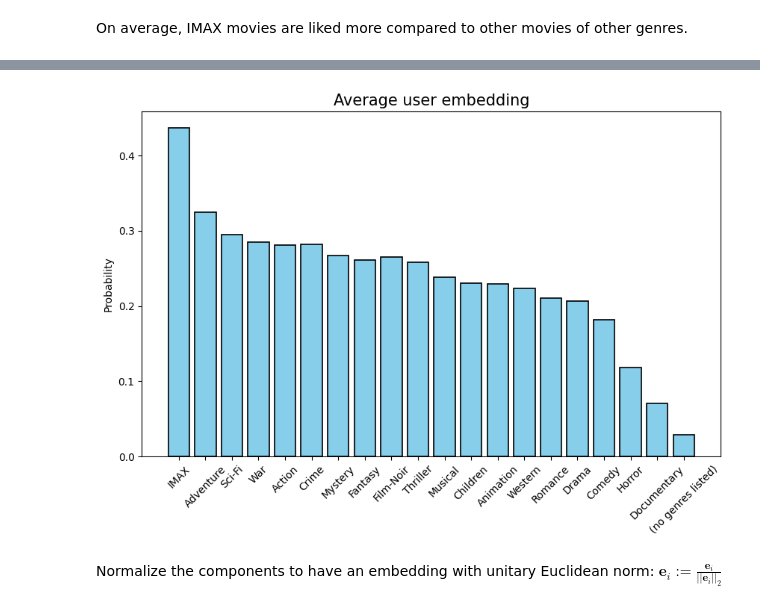
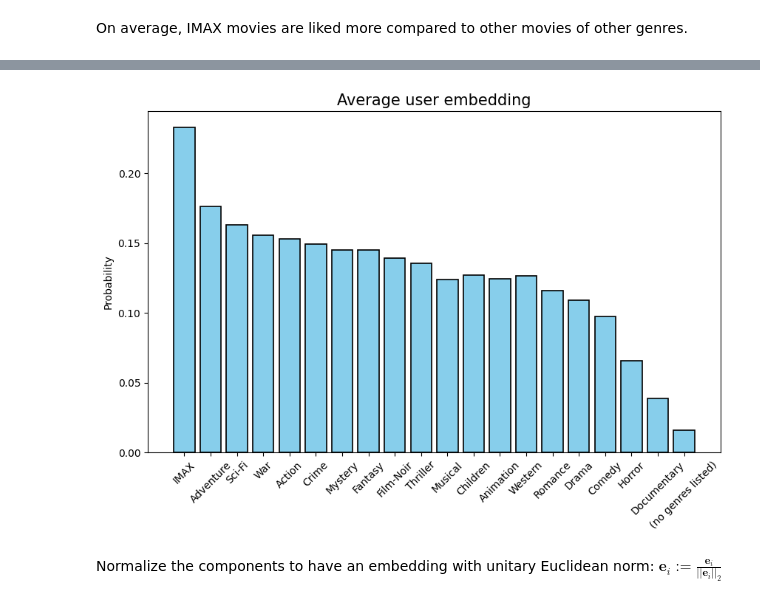
Before and after one commit to YasBenAll/Master_thesis_RLRSs, a Jupyter notebook: Datasets/movielens.ipynb, the cells around one changed output, grey strips where cells are left out. Cells and saved outputs as stored; diff of their text form; code cells hidden in the pictures.

Commit message:
Update movielens.ipynb + move embedding to embedding folder

```diff
--- a/Datasets/movielens.ipynb
+++ b/Datasets/movielens.ipynb
@@ -225,22 +227,22 @@ print(user)
 # %%
 n = 10000
 
 avg = np.zeros(len(priors))
 for i in range(n):
     user = User(priors)
-    avg += generate_user_embedding(user.embedding)
+    avg += user.embedding
 
 avg /= n
 
 # Plot the result
 plt.figure(figsize=(10, 6))
 plt.bar(range(len(priors)), avg, color='skyblue', edgecolor='black', linewidth=1.2)
 plt.xticks(range(len(priors)), genre_likes.index, rotation=45)
 plt.ylabel('Probability')
 plt.title('Average user embedding', fontsize=15)
 plt.show()
 # %% [output]
-[figure, old version]
+[figure, new version]
 # %% [markdown]
 Normalize the components to have an embedding with unitary Euclidean norm: $\boldsymbol{e}_i := \frac{\boldsymbol{e}_i}{||\boldsymbol{e}_i||_2}$
 # %% [markdown]
```
Also changed, not shown: parts of 3 cells of this notebook, 1 other file.
